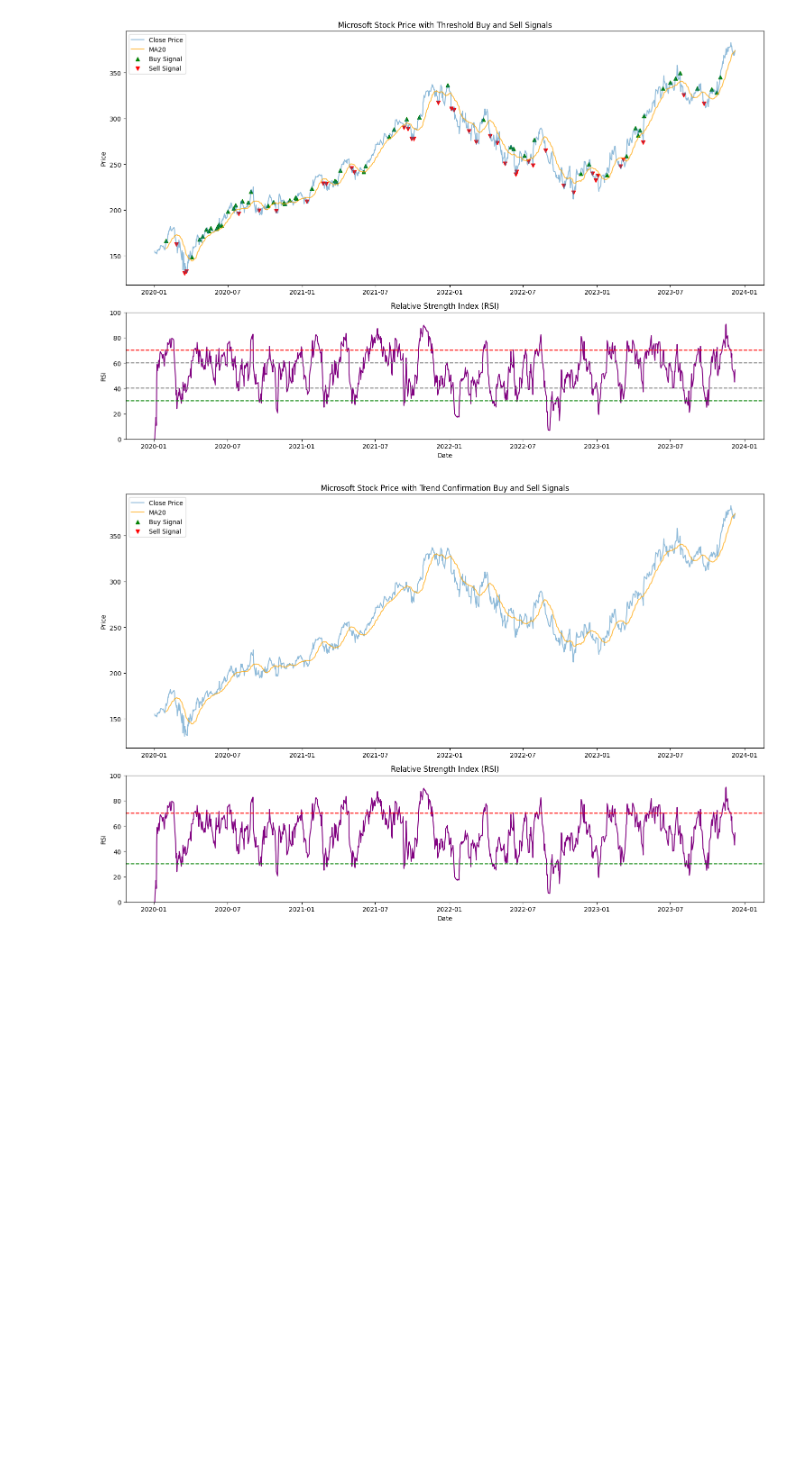
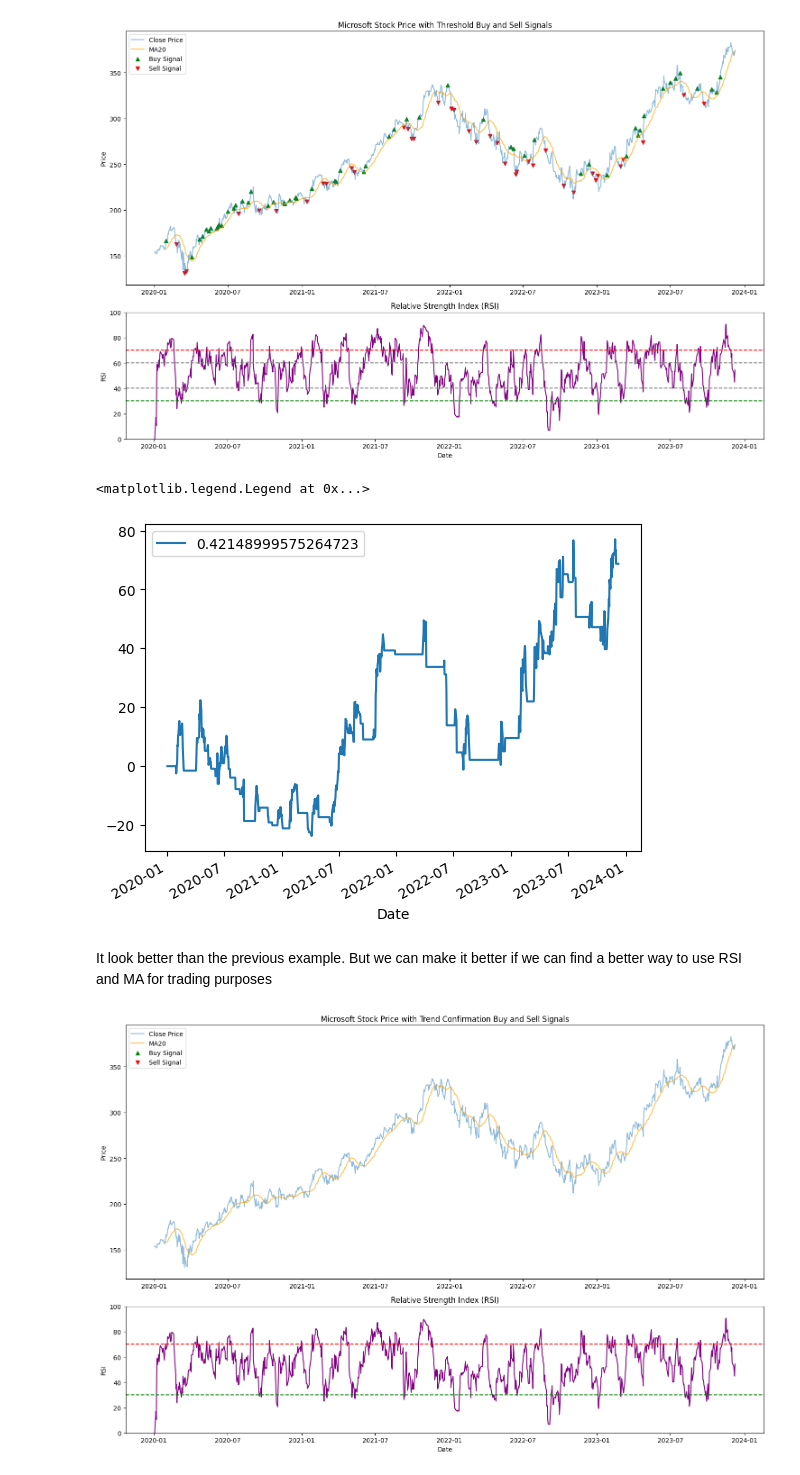
Before and after one commit to HUST-Business-Analytics/business-analytics-project, a Jupyter notebook: TA.ipynb, the cells around one changed output. Saved outputs shown, nothing was run; the diff lists cells and outputs as text; code cells hidden in the pictures; blank space fills up the shorter version.

```diff
--- a/TA.ipynb
+++ b/TA.ipynb
@@ -272,6 +276,27 @@ plt.tight_layout()
 plt.show()
 # %% [output]
 [figure]
+# %%
+t,fee= command(filtered_data['Threshold_Signal'].to_list(),filtered_data['Close'].reset_index(drop='index'))
+t[0]=t[0].tolist()
+t= pd.DataFrame(t).transpose()
+t.columns=['Close','Command','L','S','Total_gain','Position']
+t.index=filtered_data.Date
+
+import numpy as np
+backtest, cash_max,pnl= portfolio_pnl_future(t.L,t.S,t.Close)
+backtest.index = pd.to_datetime(backtest.index)
+pnl = portfolio_pnl_future(t.L, t.S, t.Close)[0]
+pnl.index = pd.to_datetime(pnl.index)
+pnl.index = pd.to_datetime(pnl.index)
+pnl = pnl.resample('1D').last().dropna()
+backtest.plot(label = Sharp(backtest.resample('1D').last().dropna()))
+plt.legend()
+# %% [output]
+<matplotlib.legend.Legend at 0x...>
+[figure, added]
+# %% [markdown]
+It look better than the previous example. But we can make it better if we can find a better way to use RSI and MA for trading purposes
 # %%
 # Implementing the RSI Overbought/Oversold with MA20 Trend Confirmation Strategy
 # Buy signal: RSI is below 30 and the Close price is above MA20
```
Also changed, not shown: parts of 5 cells of this notebook.
